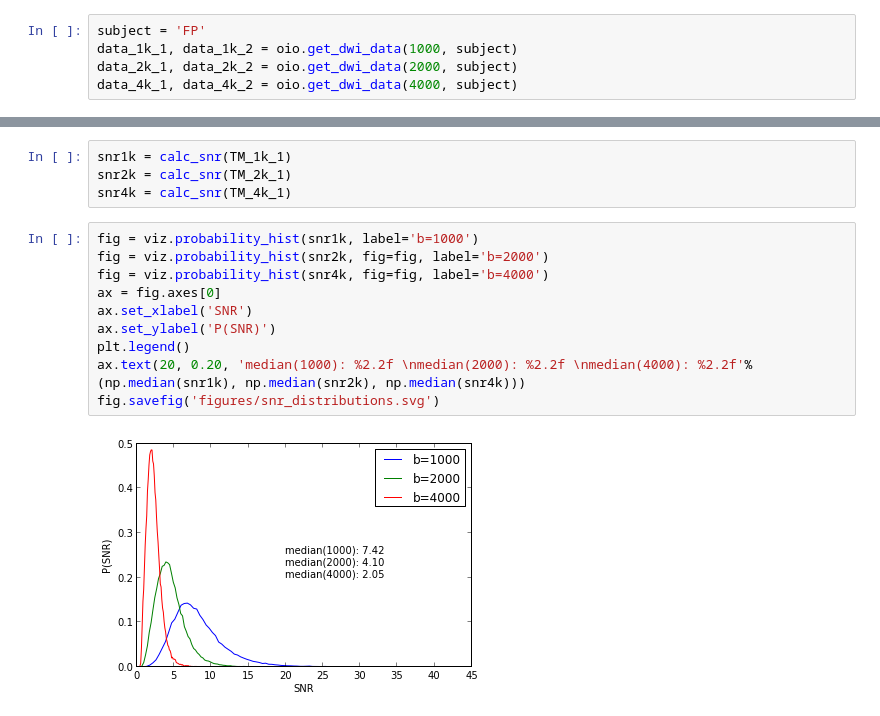
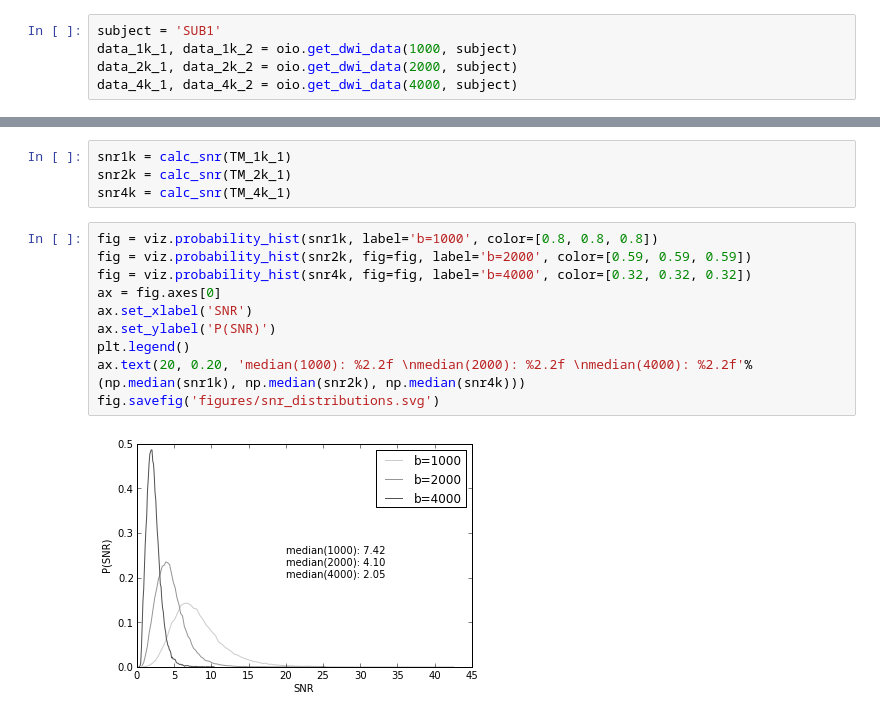
Before and after one commit to arokem/osmosis, a Jupyter notebook: doc/paper_figures/AppendixB.ipynb, the cells around one changed output, grey strips where cells are left out. Saved outputs shown, nothing was run; the diff lists cells and outputs as text.

Commit message:
Gray-scale images, subject name and what-not.

```diff
--- a/doc/paper_figures/AppendixB.ipynb
+++ b/doc/paper_figures/AppendixB.ipynb
@@ -18,7 +18,7 @@ import osmosis as oz
 import osmosis.io as oio
 oio.data_path = os.path.join(oz.__path__[0], 'data')
 # %%
-subject = 'FP'
+subject = 'SUB1'
 data_1k_1, data_1k_2 = oio.get_dwi_data(1000, subject)
 data_2k_1, data_2k_2 = oio.get_dwi_data(2000, subject)
 data_4k_1, data_4k_2 = oio.get_dwi_data(4000, subject)
@@ -112,17 +112,17 @@ snr1k = calc_snr(TM_1k_1)
 snr2k = calc_snr(TM_2k_1)
 snr4k = calc_snr(TM_4k_1)
 # %%
-fig = viz.probability_hist(snr1k, label='b=1000')
-fig = viz.probability_hist(snr2k, fig=fig, label='b=2000')
-fig = viz.probability_hist(snr4k, fig=fig, label='b=4000')
+fig = viz.probability_hist(snr1k, label='b=1000', color=[0.8, 0.8, 0.8])
+fig = viz.probability_hist(snr2k, fig=fig, label='b=2000', color=[0.59, 0.59, 0.59])
+fig = viz.probability_hist(snr4k, fig=fig, label='b=4000', color=[0.32, 0.32, 0.32])
 ax = fig.axes[0]
 ax.set_xlabel('SNR')
 ax.set_ylabel('P(SNR)')
 plt.legend()
 ax.text(20, 0.20, 'median(1000): %2.2f \nmedian(2000): %2.2f \nmedian(4000): %2.2f'%(np.median(snr1k), np.median(snr2k), np.median(snr4k)))
 fig.savefig('figures/snr_distributions.svg')
 # %% [output]
-[figure, old version]
+[figure, new version]
 # %%
 fig, ax = plt.subplots(1)
 
```
Also changed, not shown: parts of 5 cells of this notebook, 1 other file.
